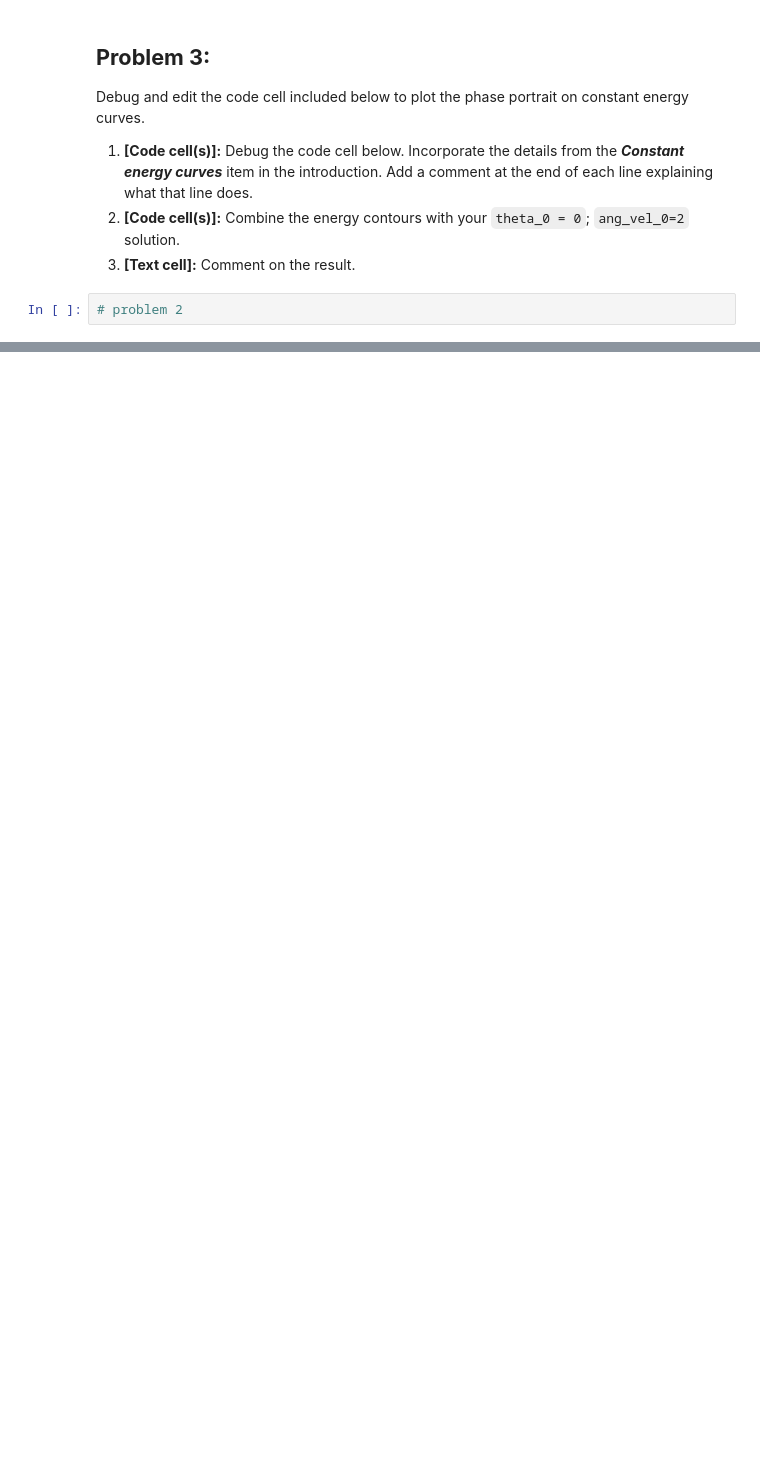
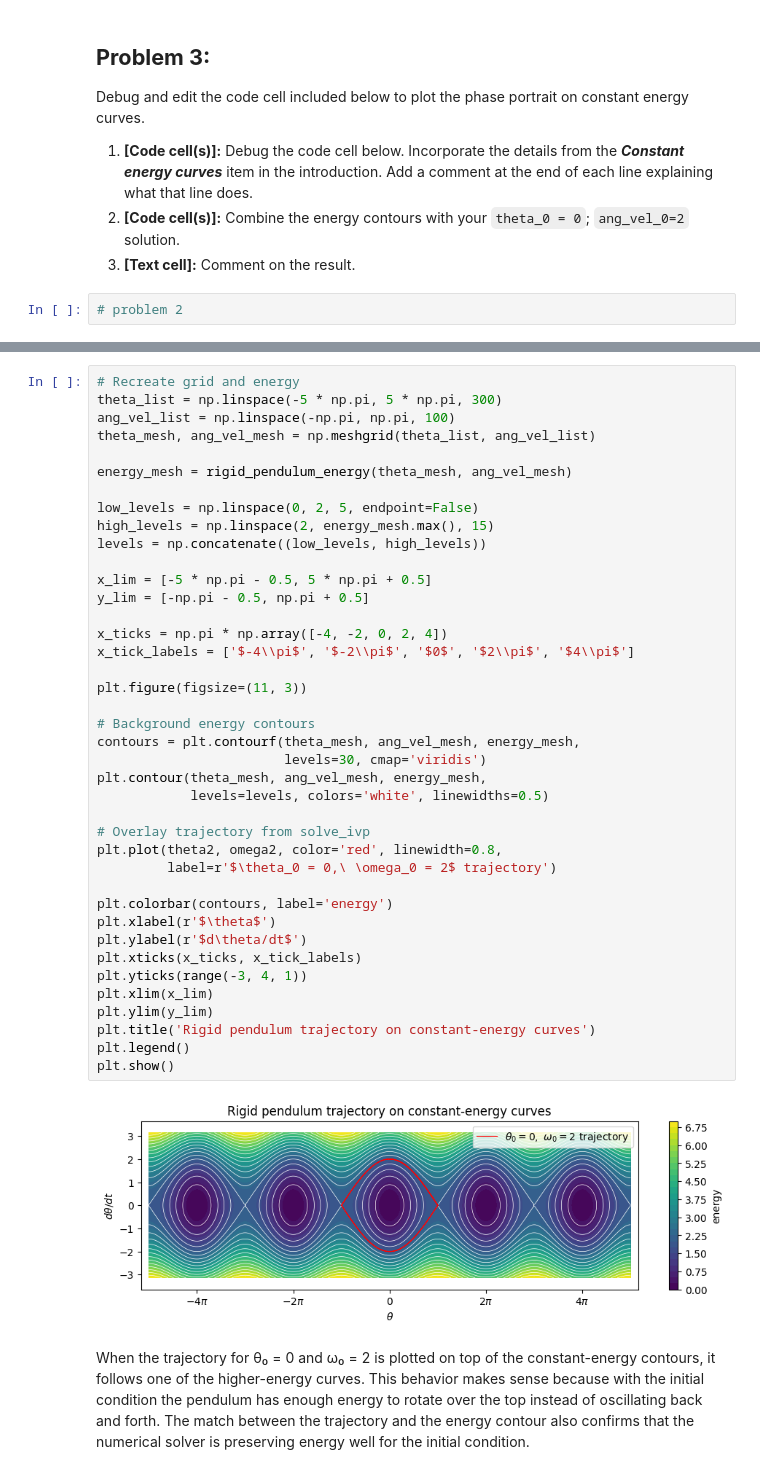
Before and after one commit to IntroComputationalPhysics-UNT/euler-and-solve-ivp-Mattmflores, a Jupyter notebook: rigid_pendulum_assignment_v2.ipynb, the cells around one changed output, grey strips where cells are left out. Saved outputs shown, nothing was run; the diff lists cells and outputs as text; blank space fills up the shorter version.

```diff
--- a/rigid_pendulum_assignment_v2.ipynb
+++ b/rigid_pendulum_assignment_v2.ipynb
@@ -403,0 +440,44 @@ Debug and edit the code cell included below to plot the phase portrait on consta
+# %%
+# Recreate grid and energy
+theta_list = np.linspace(-5 * np.pi, 5 * np.pi, 300)
+ang_vel_list = np.linspace(-np.pi, np.pi, 100)
+theta_mesh, ang_vel_mesh = np.meshgrid(theta_list, ang_vel_list)
+
+energy_mesh = rigid_pendulum_energy(theta_mesh, ang_vel_mesh)
+
+low_levels = np.linspace(0, 2, 5, endpoint=False)
+high_levels = np.linspace(2, energy_mesh.max(), 15)
+levels = np.concatenate((low_levels, high_levels))
+
+x_lim = [-5 * np.pi - 0.5, 5 * np.pi + 0.5]
+y_lim = [-np.pi - 0.5, np.pi + 0.5]
+
+x_ticks = np.pi * np.array([-4, -2, 0, 2, 4])
+x_tick_labels = ['$-4\\pi$', '$-2\\pi$', '$0$', '$2\\pi$', '$4\\pi$']
+
+plt.figure(figsize=(11, 3))
+
+# Background energy contours
+contours = plt.contourf(theta_mesh, ang_vel_mesh, energy_mesh,
+                        levels=30, cmap='viridis')
+plt.contour(theta_mesh, ang_vel_mesh, energy_mesh,
+            levels=levels, colors='white', linewidths=0.5)
+
+# Overlay trajectory from solve_ivp
+plt.plot(theta2, omega2, color='red', linewidth=0.8,
+         label=r'$\theta_0 = 0,\ \omega_0 = 2$ trajectory')
+
+plt.colorbar(contours, label='energy')
+plt.xlabel(r'$\theta$')
+plt.ylabel(r'$d\theta/dt$')
+plt.xticks(x_ticks, x_tick_labels)
+plt.yticks(range(-3, 4, 1))
+plt.xlim(x_lim)
+plt.ylim(y_lim)
+plt.title('Rigid pendulum trajectory on constant-energy curves')
+plt.legend()
+plt.show()
+# %% [output]
+[figure, added]
+# %% [markdown]
+When the trajectory for θ₀ = 0 and ω₀ = 2 is plotted on top of the constant-energy contours, it follows one of the higher-energy curves. This behavior makes sense because with the initial condition the pendulum has enough energy to rotate over the top instead of oscillating back and forth. The match between the trajectory and the energy contour also confirms that the numerical solver is preserving energy well for the initial condition.
```
Also changed, not shown: parts of 2 cells of this notebook.
